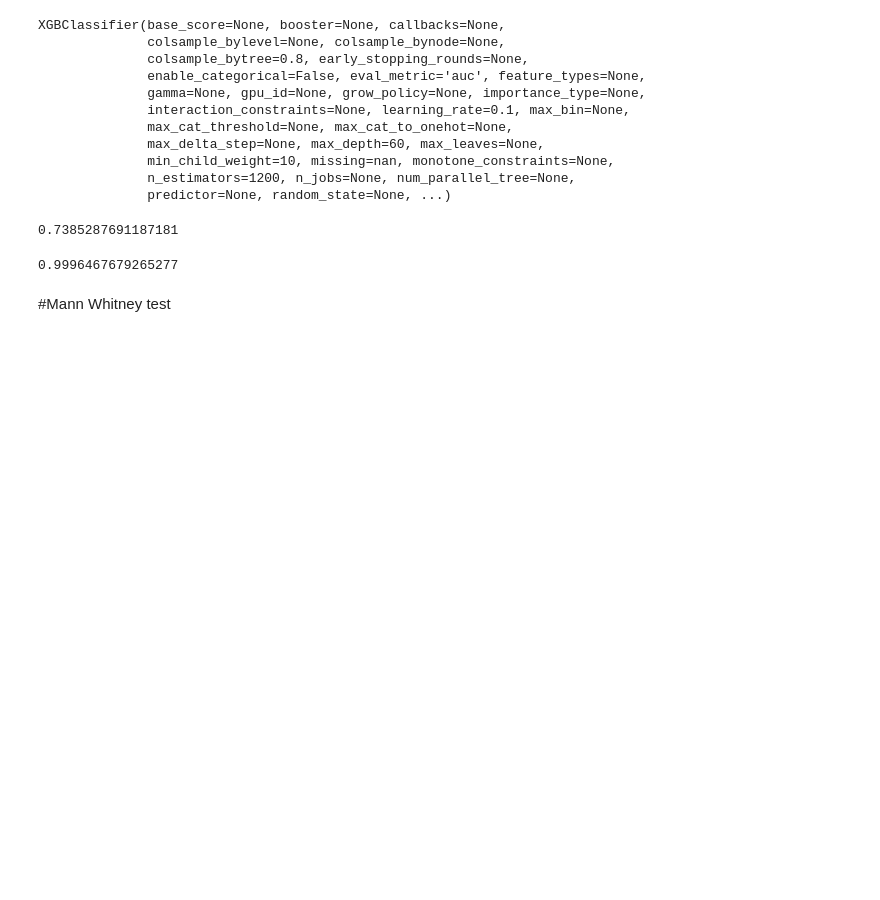
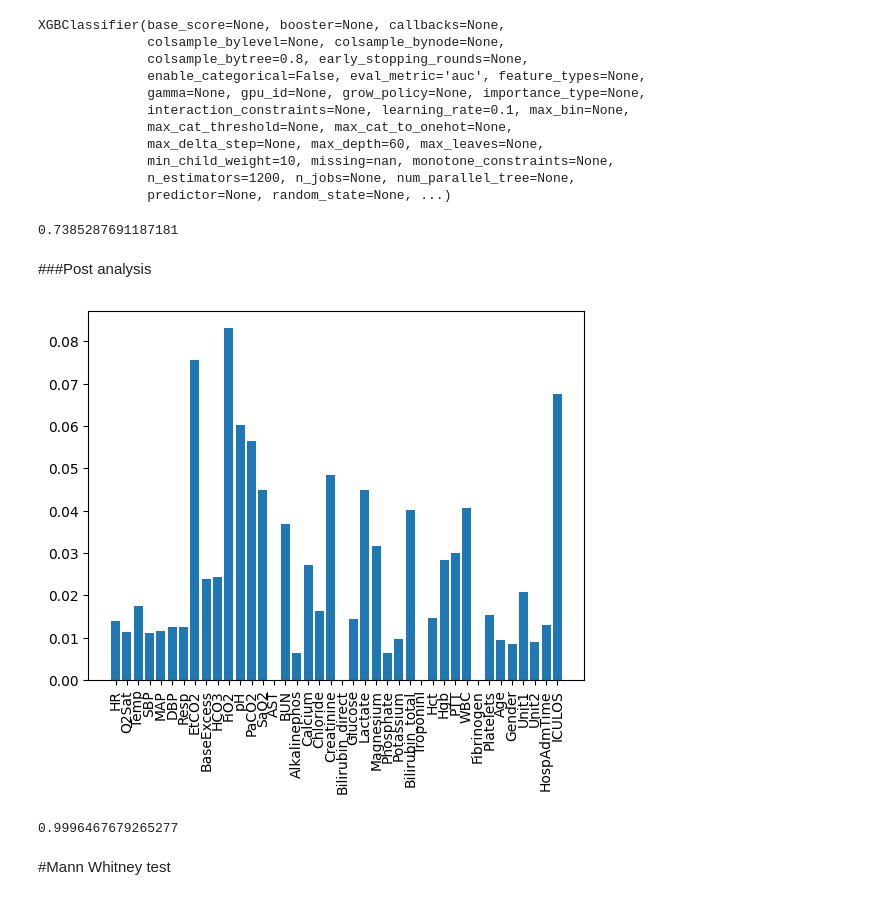
Before and after one commit to almog2065/Sepsis, a Jupyter notebook: lab.ipynb, the cells around one changed output. Cells and saved outputs as stored; diff of their text form; code cells hidden in the pictures; blank space fills up the shorter version.

```diff
--- a/lab.ipynb
+++ b/lab.ipynb
@@ -1289,6 +1369,23 @@ from sklearn.metrics import f1_score
 f1_score(y_true, y_pred, average='binary')
 # %% [output]
 0.7385287691187181
+# %% [markdown]
+###Post analysis
+# %%
+importance = model.feature_importances_
+import matplotlib.pyplot as plt
+
+plt.bar(['HR', 'O2Sat', 'Temp', 'SBP', 'MAP', 'DBP', 'Resp', 'EtCO2',
+       'BaseExcess', 'HCO3', 'FiO2', 'pH', 'PaCO2', 'SaO2', 'AST', 'BUN',
+       'Alkalinephos', 'Calcium', 'Chloride', 'Creatinine', 'Bilirubin_direct',
+       'Glucose', 'Lactate', 'Magnesium', 'Phosphate', 'Potassium',
+       'Bilirubin_total', 'TroponinI', 'Hct', 'Hgb', 'PTT', 'WBC',
+       'Fibrinogen', 'Platelets', 'Age', 'Gender', 'Unit1', 'Unit2',
+       'HospAdmTime', 'ICULOS'], importance)
+plt.xticks(rotation=90)
+plt.show()
+# %% [output]
+[figure, added]
 # %%
 y_pred = model.predict(train_dataset[:][0].squeeze(dim=1))
 y_true = train_dataset[:][1]
```
Also changed, not shown: parts of 7 cells of this notebook, 1 other file.
